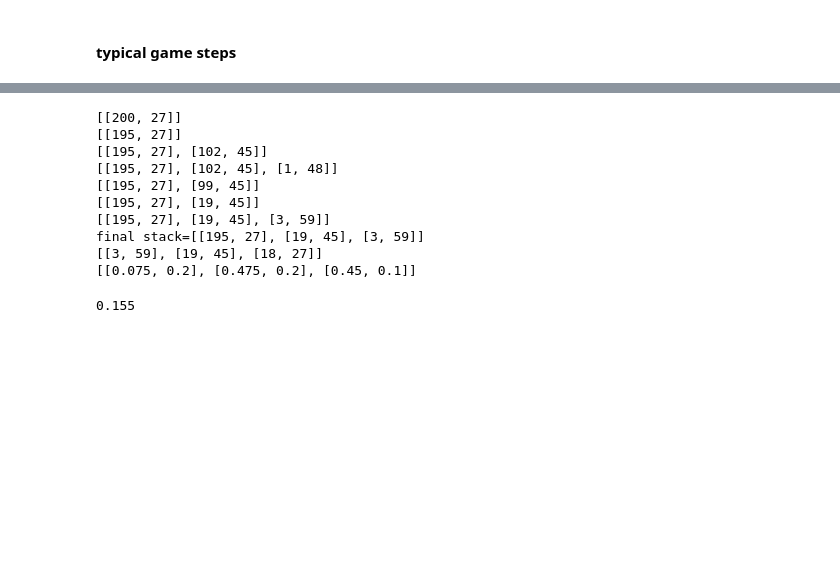
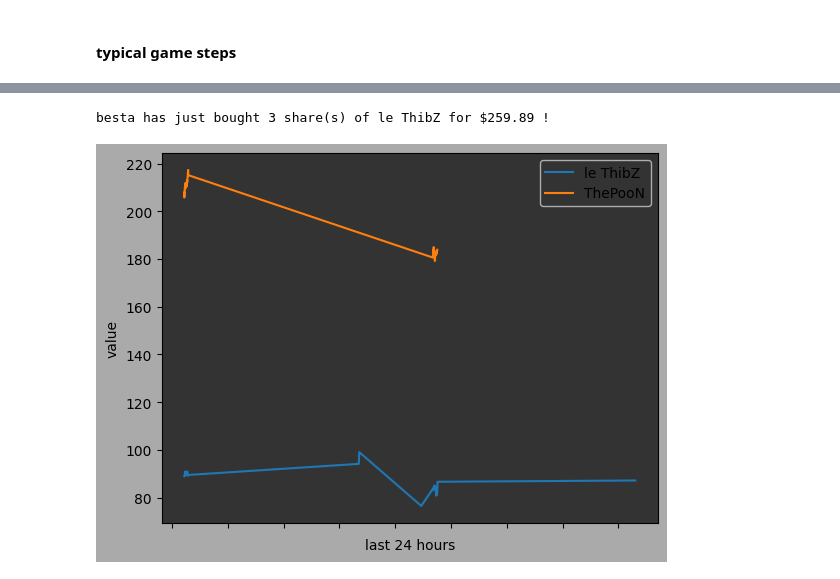
Before and after one commit to antoineschieb/osuinvest, a Jupyter notebook: main.ipynb, the cells around one changed output, grey strips where cells are left out. Saved outputs shown, nothing was run; the diff lists cells and outputs as text; code cells hidden in the pictures; blank space fills up the shorter version.

Commit message:
working time series graph for 1 or multiple stocks. Reorg files

```diff
--- a/main.ipynb
+++ b/main.ipynb
@@ -50,62 +41,24 @@ def tax_from_datetime(d):
-# %%
-def compute_tax_applied(trade_hist, quantity_to_sell):
-    assert quantity_to_sell>0
-
-    # 1-create stack where 1 layer = 1 quantity of shares owned and an associated datetime
-    stack = []  # will contain only positive values
-    for qty,tme in trade_hist:  # chronological order
-        if qty>0:
-            # add layer to stack
-            stack.append([qty,tme])
-        else:
-            # "scrape off" layers from top to bottom
-            qty_left = abs(qty)
-            while qty_left > 0:
-                top_layer_qty = stack[-1][0]
-                if qty_left > top_layer_qty:  # remove this layer and decrease qty
-                    qty_left -= top_layer_qty
-                    del stack[-1]
-
-                else:  #modify value of top_layer
-                    new_qty = top_layer_qty - qty_left
-                    stack[-1][0] = new_qty
-                    break   # break because we are done scraping
-
-    # 2-Use stack to break down the quantity into smaller parts, with an associated datetime
-    left_to_sell = quantity_to_sell
-    parts=[]
-    for qty,tme in reversed(stack):
-        if qty<left_to_sell:
-            left_to_sell -= qty
-            parts.append([qty,tme])
-        else:
-            parts.append([left_to_sell,tme])
-            break
-    assert sum([x[0] for x in parts]) == quantity_to_sell
-
-    # 4-calculate final tax%
-    combination = [[x/abs(quantity_to_sell),tax_from_datetime(y)] for x,y in parts]
-
-    res = sum([x*y for x,y in combination])  # linear combination
-    return res
-
-
-trade_hist = [[200,27],[-5,30],[102,45],[1,48],[-4,57],[-80,58],[3,59]]  #[qty, time]
-quantity_to_sell = 40
-
-compute_tax_applied(trade_hist, quantity_to_sell)
-# %% [output]
-[[200, 27]]
-[[195, 27]]
-[[195, 27], [102, 45]]
-[[195, 27], [102, 45], [1, 48]]
-[[195, 27], [99, 45]]
-[[195, 27], [19, 45]]
-[[195, 27], [19, 45], [3, 59]]
-final stack=[[195, 27], [19, 45], [3, 59]]
-[[3, 59], [19, 45], [18, 27]]
-[[0.075, 0.2], [0.475, 0.2], [0.45, 0.1]]
-0.155
+# %%
+import time, random
+# buy_stock('besta', 'le ThibZ', 45)
+# buy_stock('besta', 'ThePooN', 30)
+# buy_stock('besta', 'Zeaqk', 30)
+# for _ in range(20):
+#     buy_stock('besta', 'le ThibZ', random.randint(-5,5))
+#     buy_stock('besta', 'ThePooN', random.randint(-5,5))
+#     buy_stock('besta', 'Zeaqk', random.randint(-5,5))
+#     time.sleep(1.01)
+
+buy_stock('besta', 'le ThibZ', 3)
+# %% [output]
+besta has just bought 3 share(s) of le ThibZ for $259.89 !
+# %%
+from plotting import plot_price_evolution
+
+
+plot_price_evolution(['ThePooN','le ThibZ'])
+# %% [output]
+[figure, added]
 # %%
 print_all()
 # %% [output]
```
Also changed, not shown: parts of 6 cells of this notebook, 13 other files.
